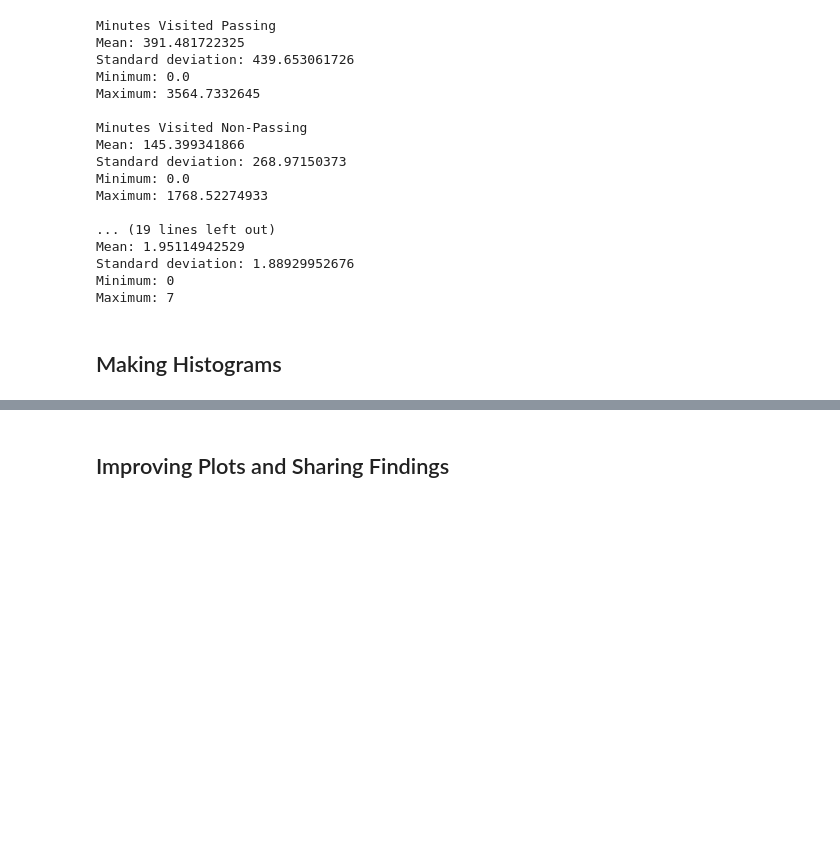
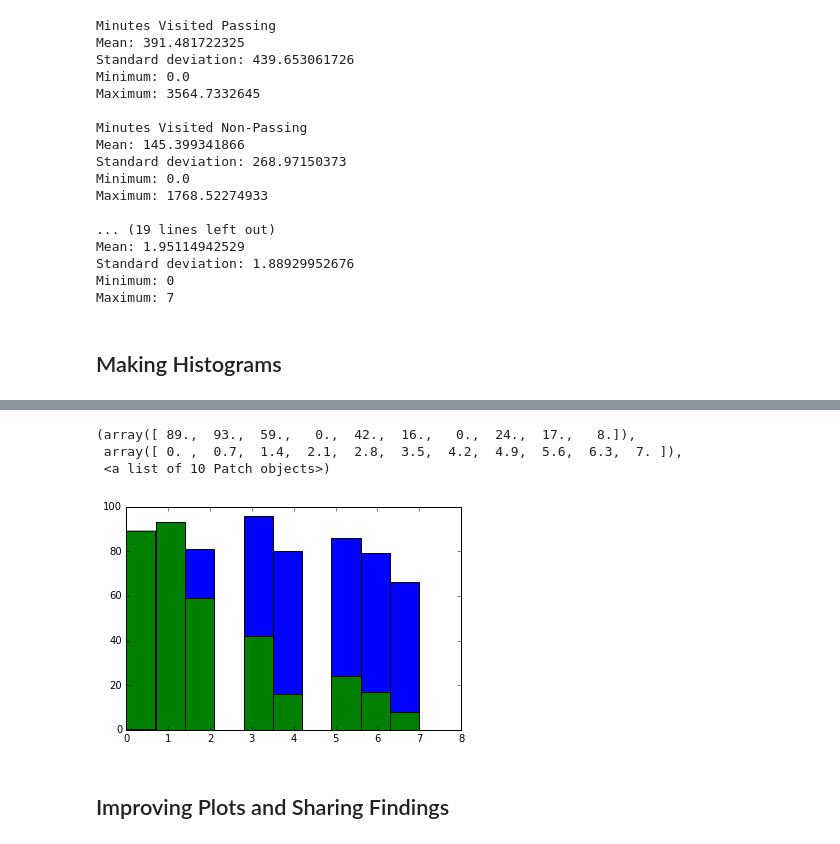
Before and after one commit to vsmalladi/udacity, a Jupyter notebook: intro_to_data_analysis/lesson_1/L1.ipynb, the cells around one changed output, grey strips where cells are left out. Saved outputs shown, nothing was run; the diff lists cells and outputs as text; code cells hidden in the pictures; blank space fills up the shorter version.

```diff
--- a/intro_to_data_analysis/lesson_1/L1.ipynb
+++ b/intro_to_data_analysis/lesson_1/L1.ipynb
@@ -494,3 +507,11 @@ Populating the interactive namespace from numpy and matplotlib
+# %%
+plt.hist(total_visited_passing)
+plt.hist(total_visited_non)
+# %% [output]
+(array([ 89.,  93.,  59.,   0.,  42.,  16.,   0.,  24.,  17.,   8.]),
+ array([ 0. ,  0.7,  1.4,  2.1,  2.8,  3.5,  4.2,  4.9,  5.6,  6.3,  7. ]),
+ <a list of 10 Patch objects>)
+[figure, added]
 # %% [markdown]
 ## Improving Plots and Sharing Findings
 # %%
```
Also changed, not shown: parts of 3 cells of this notebook.
